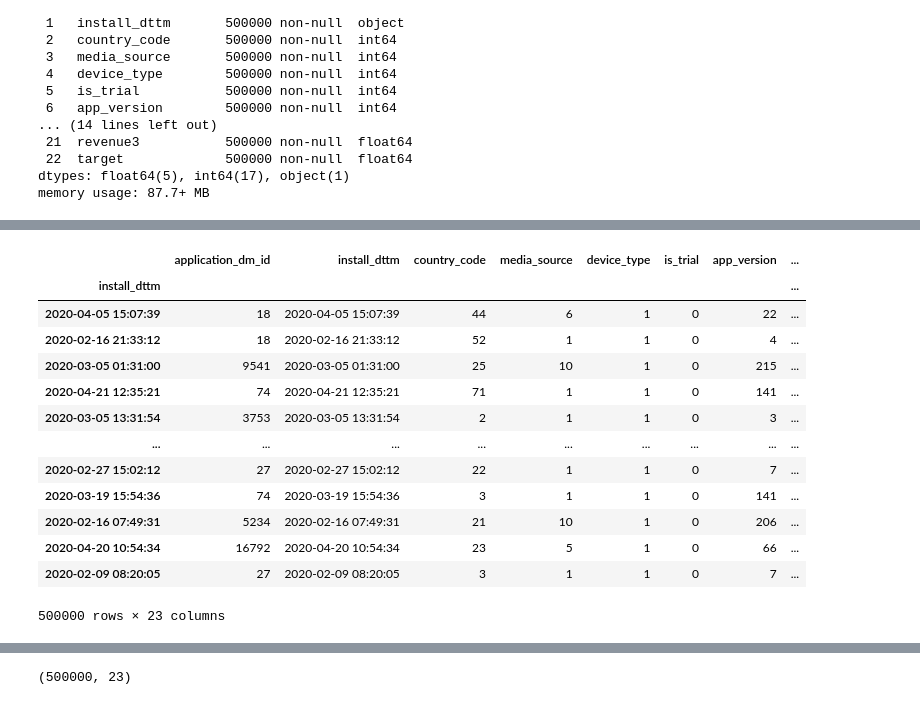
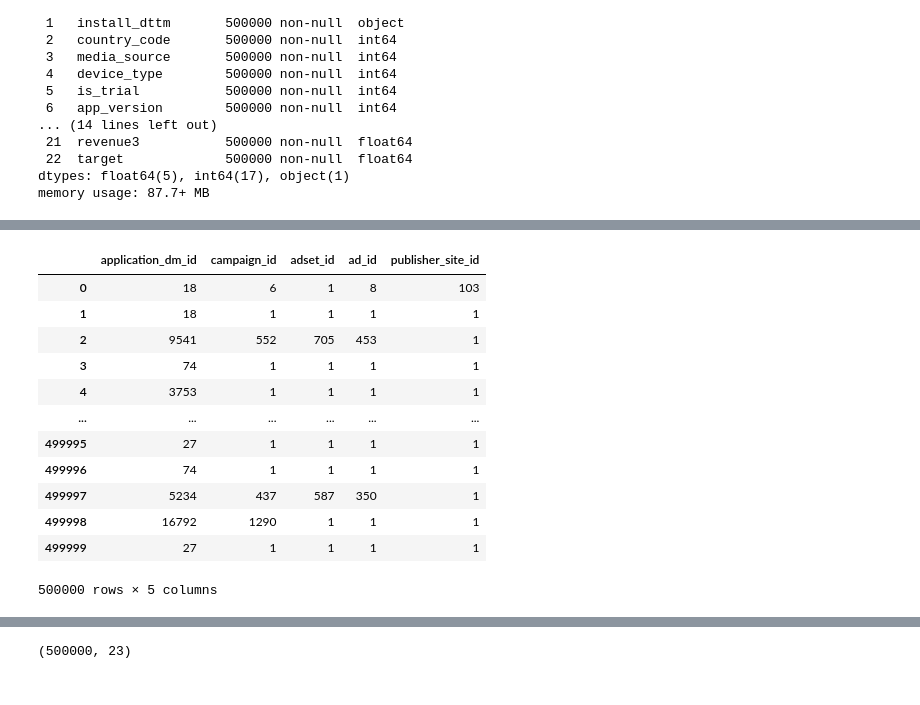
Before and after one commit to slgero/testovoe, a Jupyter notebook: Untitled.ipynb, the cells around one changed output, grey strips where cells are left out. Cells and saved outputs as stored; diff of their text form; code cells hidden in the pictures.

```diff
--- a/Untitled.ipynb
+++ b/Untitled.ipynb
@@ -5,6 +5,9 @@ import datetime as dt
 
 import matplotlib.pyplot as plt
 import seaborn as sns
+
+
+pd.set_option('display.max_columns', None)
 # %%
 df = pd.read_csv('test_ltv_ads.csv')
 # %%
@@ -39,17 +46,22 @@ impressions - количество просмотренной рекламы, п
+# %%
+cols = []
+
+for col in df.columns:
+    if 'id' in col:
+        cols.append(col)
 # %%
-df
+df[cols]
 # %% [output]
-|  | application_dm_id | install_dttm | country_code | media_source | device_type | is_trial | app_version | ... |
-| install_dttm |  |  |  |  |  |  |  | ... |
-| 2020-04-05 15:07:39 | 18 | 2020-04-05 15:07:39 | 44 | 6 | 1 | 0 | 22 | ... |
-| 2020-02-16 21:33:12 | 18 | 2020-02-16 21:33:12 | 52 | 1 | 1 | 0 | 4 | ... |
-| 2020-03-05 01:31:00 | 9541 | 2020-03-05 01:31:00 | 25 | 10 | 1 | 0 | 215 | ... |
-| 2020-04-21 12:35:21 | 74 | 2020-04-21 12:35:21 | 71 | 1 | 1 | 0 | 141 | ... |
-| 2020-03-05 13:31:54 | 3753 | 2020-03-05 13:31:54 | 2 | 1 | 1 | 0 | 3 | ... |
-| ... | ... | ... | ... | ... | ... | ... | ... | ... |
-| 2020-02-27 15:02:12 | 27 | 2020-02-27 15:02:12 | 22 | 1 | 1 | 0 | 7 | ... |
-| 2020-03-19 15:54:36 | 74 | 2020-03-19 15:54:36 | 3 | 1 | 1 | 0 | 141 | ... |
-| 2020-02-16 07:49:31 | 5234 | 2020-02-16 07:49:31 | 21 | 10 | 1 | 0 | 206 | ... |
-| 2020-04-20 10:54:34 | 16792 | 2020-04-20 10:54:34 | 23 | 5 | 1 | 0 | 66 | ... |
-| 2020-02-09 08:20:05 | 27 | 2020-02-09 08:20:05 | 3 | 1 | 1 | 0 | 7 | ... |
+|  | application_dm_id | campaign_id | adset_id | ad_id | publisher_site_id |
+| 0 | 18 | 6 | 1 | 8 | 103 |
+| 1 | 18 | 1 | 1 | 1 | 1 |
+| 2 | 9541 | 552 | 705 | 453 | 1 |
+| 3 | 74 | 1 | 1 | 1 | 1 |
+| 4 | 3753 | 1 | 1 | 1 | 1 |
+| ... | ... | ... | ... | ... | ... |
+| 499995 | 27 | 1 | 1 | 1 | 1 |
+| 499996 | 74 | 1 | 1 | 1 | 1 |
+| 499997 | 5234 | 437 | 587 | 350 | 1 |
+| 499998 | 16792 | 1290 | 1 | 1 | 1 |
+| 499999 | 27 | 1 | 1 | 1 | 1 |
-500000 rows × 23 columns
+500000 rows × 5 columns
```
Also changed, not shown: parts of 9 cells of this notebook.
